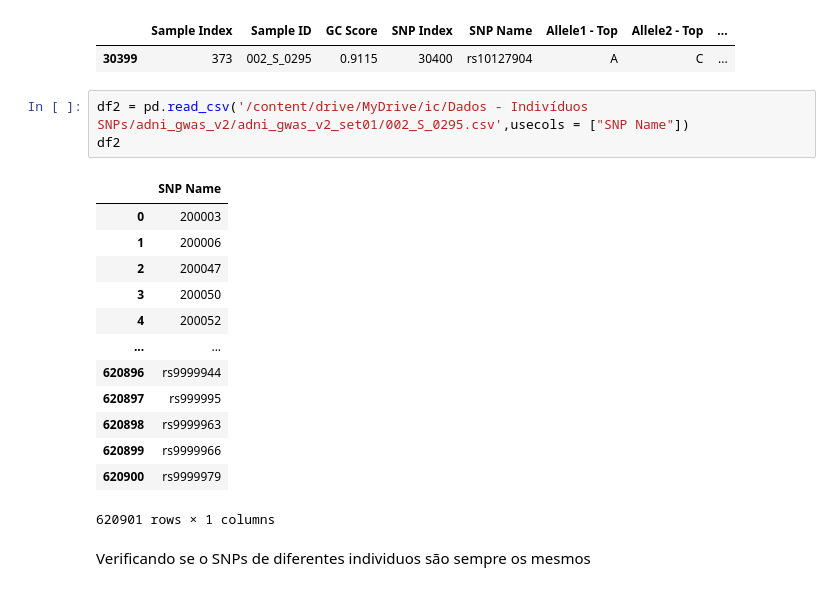
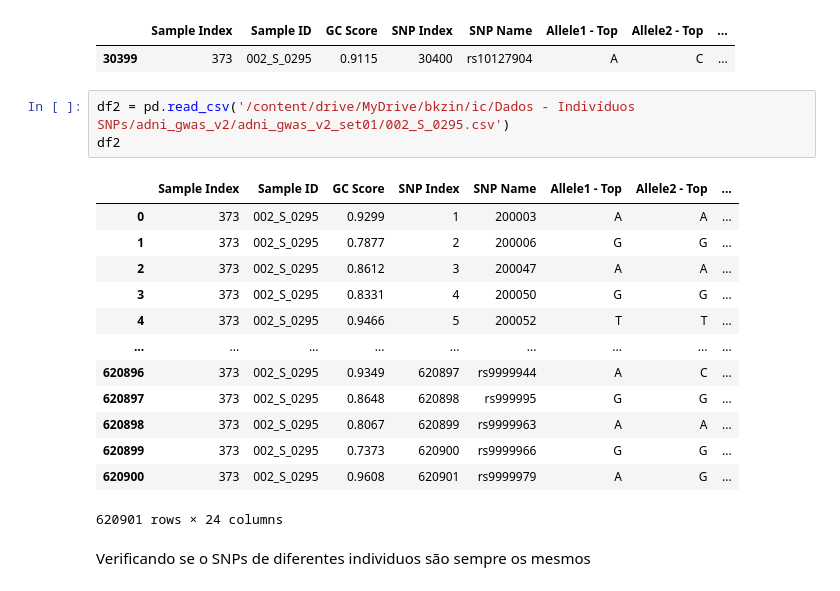
Before and after one commit to julianafalves/ic, a Jupyter notebook: Códigos/AnaliseDados.ipynb, the cells around one changed output. Drawn from its saved outputs; the diff is of its cells as text.

```diff
--- a/Códigos/AnaliseDados.ipynb
+++ b/Códigos/AnaliseDados.ipynb
@@ -24,22 +16,22 @@ df1[df1['SNP Name']== 'rs10127904']
 |  | Sample Index | Sample ID | GC Score | SNP Index | SNP Name | Allele1 - Top | Allele2 - Top | ... |
 | 30399 | 373 | 002_S_0295 | 0.9115 | 30400 | rs10127904 | A | C | ... |
 # %%
-df2 = pd.read_csv('/content/drive/MyDrive/ic/Dados - Indivíduos SNPs/adni_gwas_v2/adni_gwas_v2_set01/002_S_0295.csv',usecols = ["SNP Name"])
+df2 = pd.read_csv('/content/drive/MyDrive/bkzin/ic/Dados - Indivíduos SNPs/adni_gwas_v2/adni_gwas_v2_set01/002_S_0295.csv')
 df2
 # %% [output]
-|  | SNP Name |
-| 0 | 200003 |
-| 1 | 200006 |
-| 2 | 200047 |
-| 3 | 200050 |
-| 4 | 200052 |
-| ... | ... |
-| 620896 | rs9999944 |
-| 620897 | rs999995 |
-| 620898 | rs9999963 |
-| 620899 | rs9999966 |
-| 620900 | rs9999979 |
+|  | Sample Index | Sample ID | GC Score | SNP Index | SNP Name | Allele1 - Top | Allele2 - Top | ... |
+| 0 | 373 | 002_S_0295 | 0.9299 | 1 | 200003 | A | A | ... |
+| 1 | 373 | 002_S_0295 | 0.7877 | 2 | 200006 | G | G | ... |
+| 2 | 373 | 002_S_0295 | 0.8612 | 3 | 200047 | A | A | ... |
+| 3 | 373 | 002_S_0295 | 0.8331 | 4 | 200050 | G | G | ... |
+| 4 | 373 | 002_S_0295 | 0.9466 | 5 | 200052 | T | T | ... |
+| ... | ... | ... | ... | ... | ... | ... | ... | ... |
+| 620896 | 373 | 002_S_0295 | 0.9349 | 620897 | rs9999944 | A | C | ... |
+| 620897 | 373 | 002_S_0295 | 0.8648 | 620898 | rs999995 | G | G | ... |
+| 620898 | 373 | 002_S_0295 | 0.8067 | 620899 | rs9999963 | A | A | ... |
+| 620899 | 373 | 002_S_0295 | 0.7373 | 620900 | rs9999966 | G | G | ... |
+| 620900 | 373 | 002_S_0295 | 0.9608 | 620901 | rs9999979 | A | G | ... |
-620901 rows × 1 columns
+620901 rows × 24 columns
 # %% [markdown]
 Verificando se o SNPs de diferentes individuos são sempre os mesmos
 # %%
```
Also changed, not shown: parts of 9 cells of this notebook, 17 other files.
